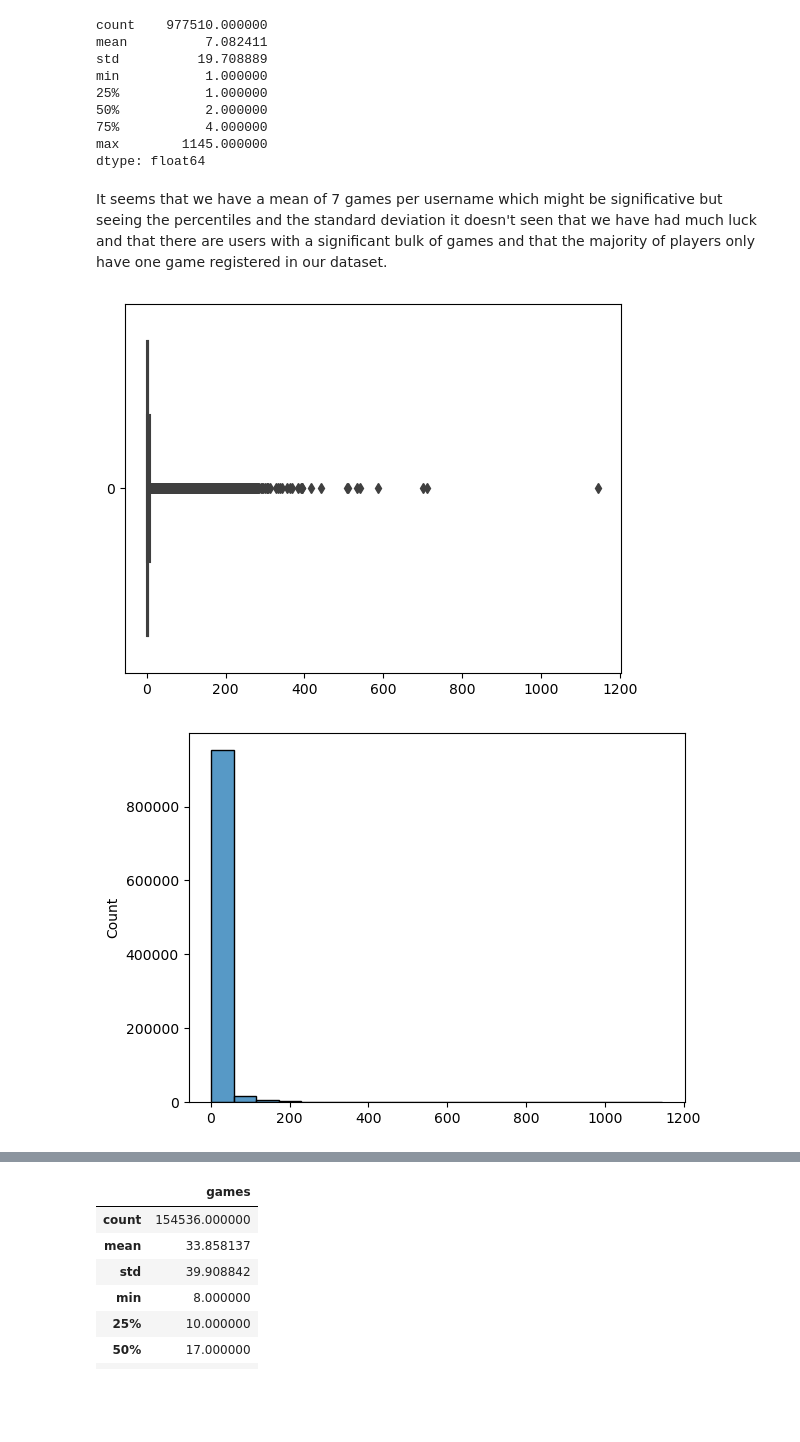
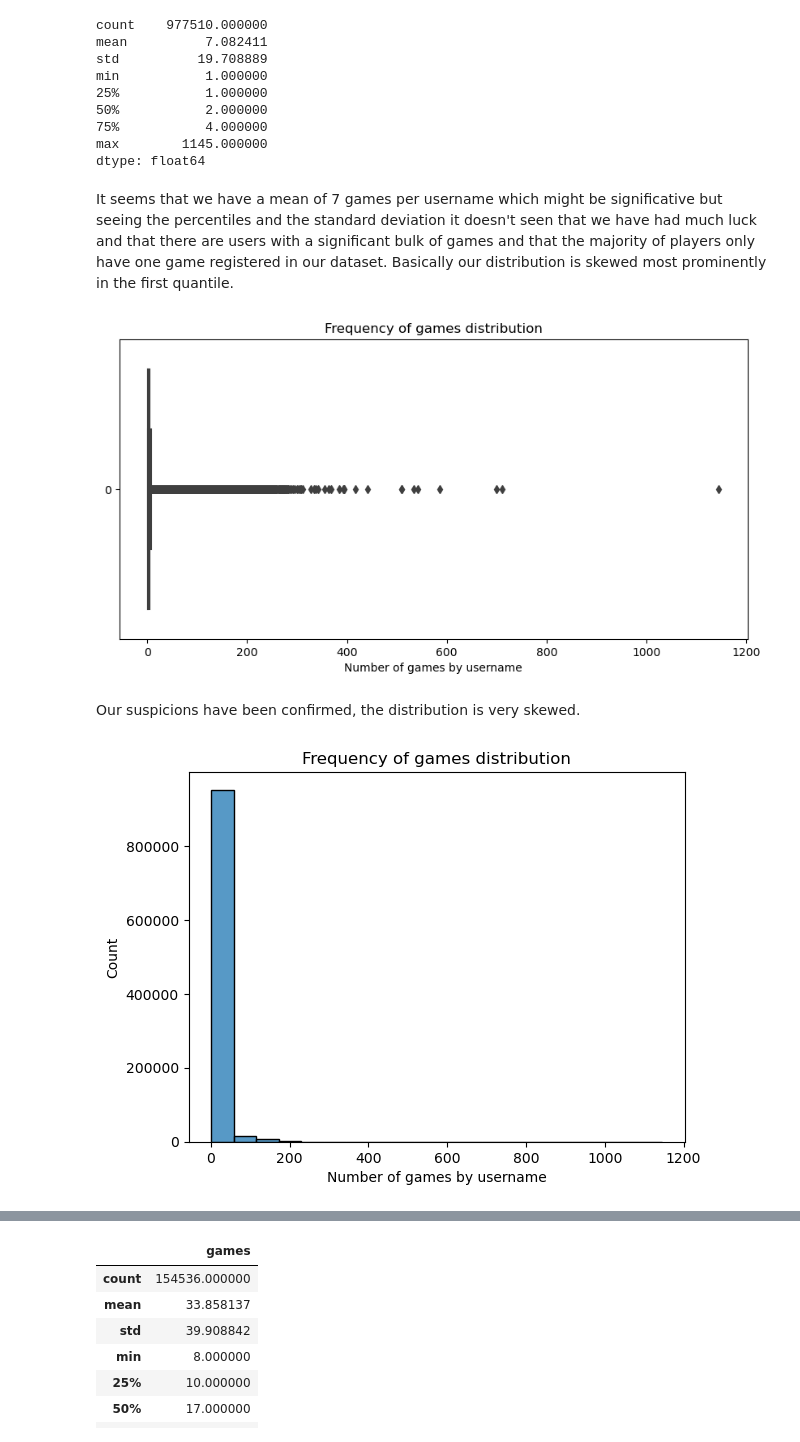
Before and after one commit to OscarCal/ImitatingWordlePlayers, a Jupyter notebook: analisis/Clustering.ipynb, the cells around one changed output, grey strips where cells are left out. Saved outputs shown, nothing was run; the diff lists cells and outputs as text; code cells hidden in the pictures; blank space fills up the shorter version.

```diff
--- a/analisis/Clustering.ipynb
+++ b/analisis/Clustering.ipynb
@@ -32,14 +32,20 @@ min           1.000000
 max        1145.000000
 dtype: float64
 # %% [markdown]
-It seems that we have a mean of 7 games per username which might be significative but seeing the percentiles and the standard deviation it doesn't seen that we have had much luck and that there are users with a significant bulk of games and that the majority of players only have one game registered in our dataset.
+It seems that we have a mean of 7 games per username which might be significative but seeing the percentiles and the standard deviation it doesn't seen that we have had much luck and that there are users with a significant bulk of games and that the majority of players only have one game registered in our dataset. Basically our distribution is skewed most prominently in the first quantile.
 # %%
 userdist = sns.boxplot(data = usercount, orient = 'h')
-#userdist.figure.set_figwidth(10);
+userdist.set_xlabel("Number of games by username")
+userdist.set_title("Frequency of games distribution");
+userdist.figure.set_figwidth(10);
 # %% [output]
-[figure, old version]
+[figure, new version]
+# %% [markdown]
+Our suspicions have been confirmed, the distribution is very skewed.
 # %%
 userdist = sns.histplot(data = usercount, bins = 20)
+userdist.set_xlabel("Number of games by username")
+userdist.set_title("Frequency of games distribution");
 #userdist.figure.set_figwidth(60);
 # %% [output]
-[figure, old version]
+[figure, new version]
```
Also changed, not shown: parts of 17 cells of this notebook, 1 other file.
